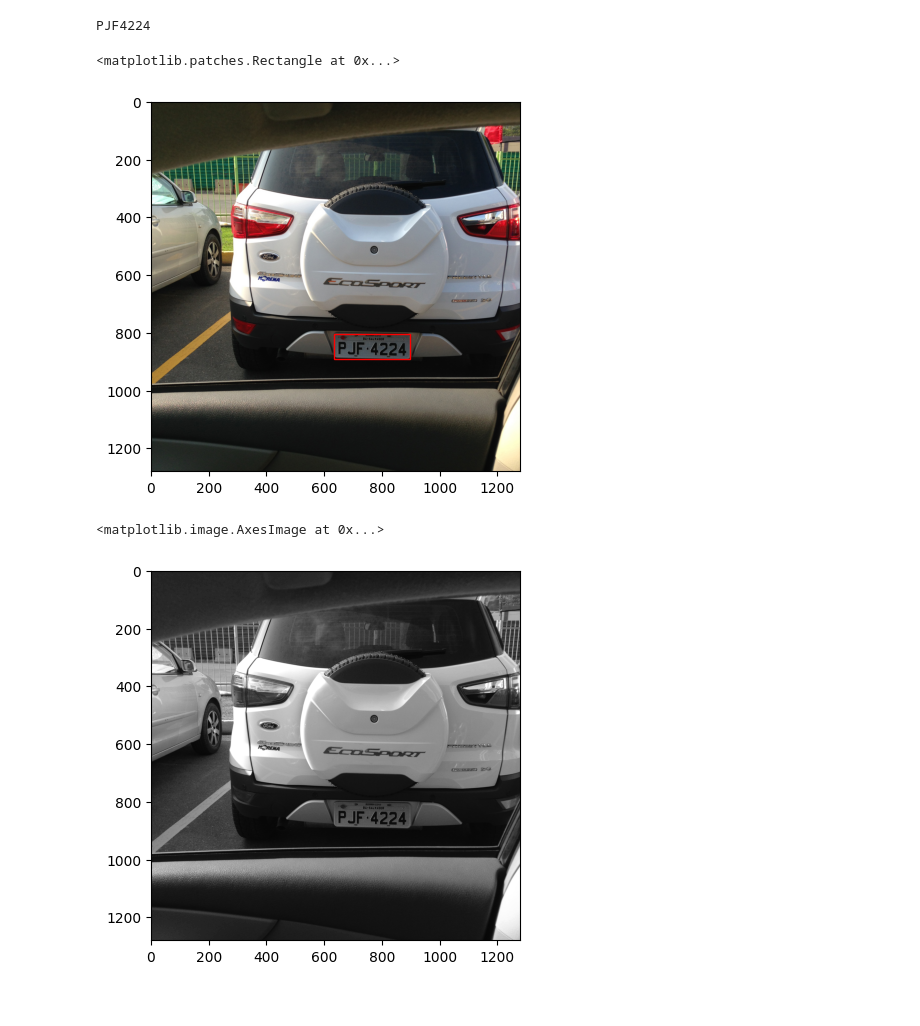
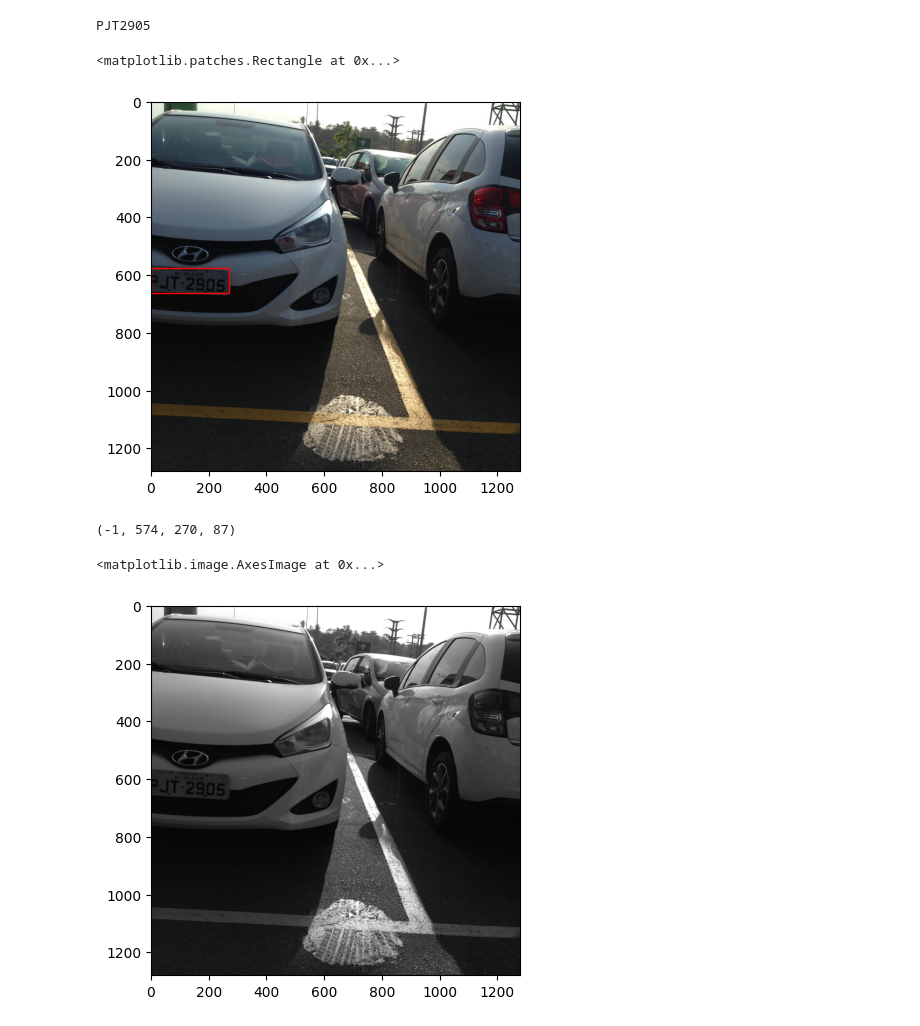
Before and after one commit to SimpleANPR/anpr, a Jupyter notebook: dataset.ipynb, the cells around one changed output. Saved outputs shown, nothing was run; the diff lists cells and outputs as text; code cells hidden in the pictures.

```diff
--- a/dataset.ipynb
+++ b/dataset.ipynb
@@ -7,23 +7,27 @@ import cv2
 # %%
 ds = OpenALPRDataset()
 # %%
-img = ds.image_at(100)
+img = ds.image_at(112)
 print(img.plate_text)
 
 fig, ax = plt.subplots()
 ax.imshow(img.image)
 x, y, w, h = img.plate_rect
 ax.add_patch(patches.Rectangle((x, y), w, h,
                                linewidth=1,
                                edgecolor='r',
                                facecolor='none'))
 # %% [output]
-PJF4224
+PJT2905
 <matplotlib.patches.Rectangle at 0x...>
-[figure, old version]
+[figure, new version]
+# %%
+x, y, w, h
+# %% [output]
+(-1, 574, 270, 87)
 # %%
 plt.imshow(GrayScale(cv2.COLOR_RGB2GRAY).process(img.image),
            cmap='gray')
 # %% [output]
 <matplotlib.image.AxesImage at 0x...>
-[figure, old version]
+[figure, new version]
```
Also changed, not shown: 6 other files.
